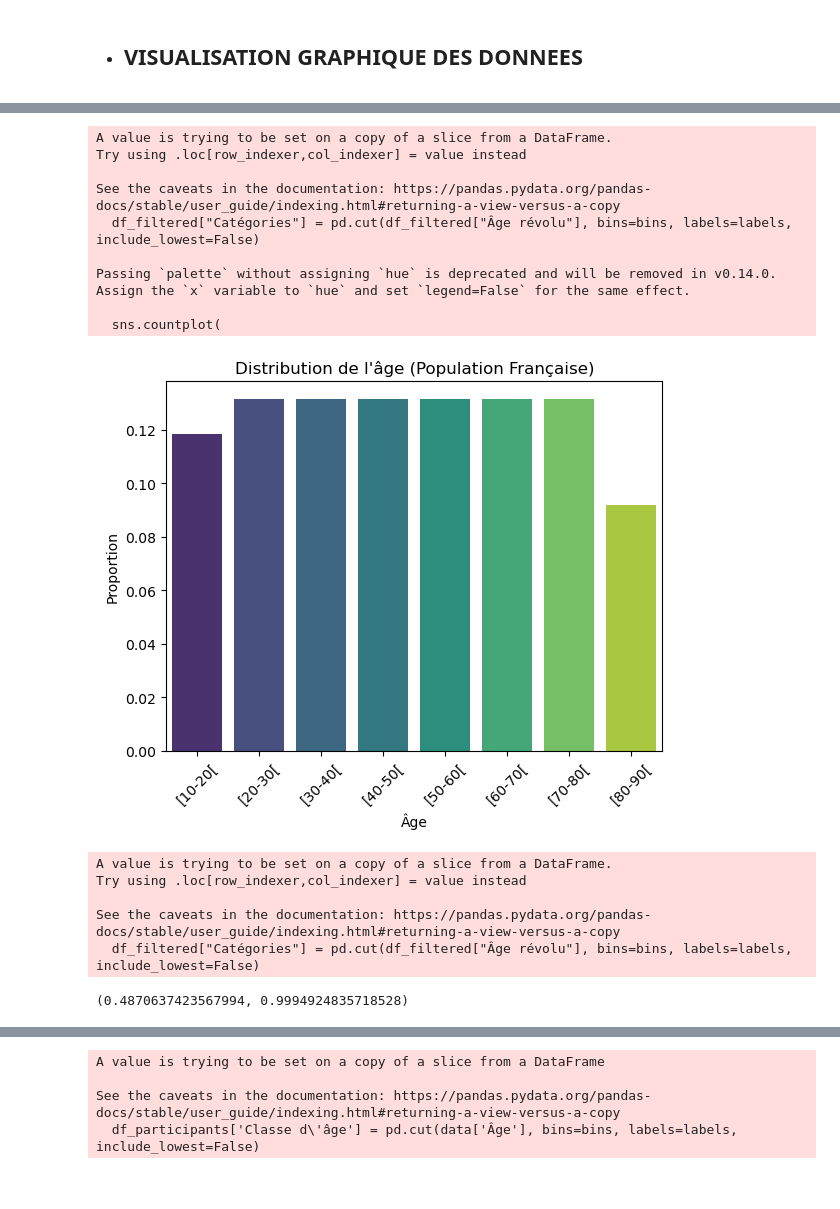
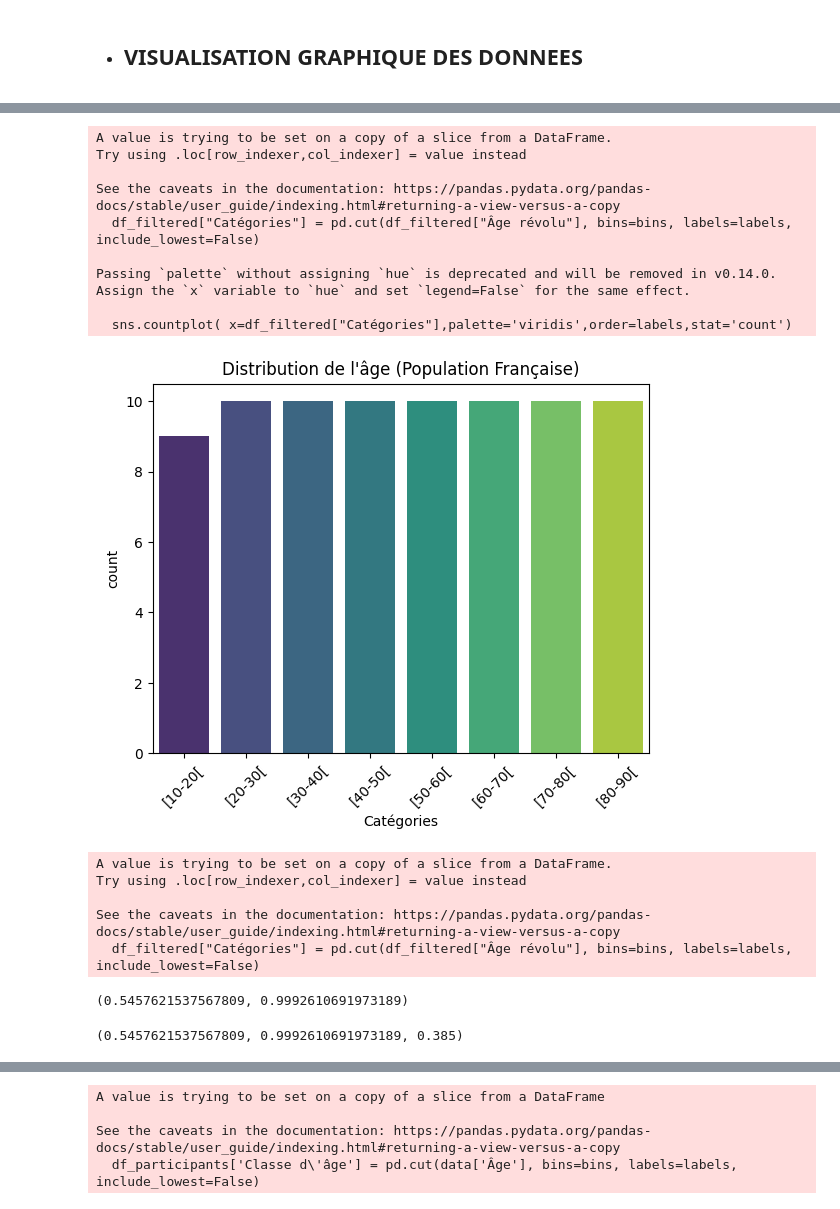
Before and after one commit to konanleger/PROJET-STATISTIQUE-DES-PROS, a Jupyter notebook: projet_stat.ipynb, the cells around one changed output, grey strips where cells are left out. Cells and saved outputs as stored; diff of their text form; code cells hidden in the pictures.

Commit message:
Test fisher

```diff
--- a/projet_stat.ipynb
+++ b/projet_stat.ipynb
@@ -18,7 +32,7 @@ import numpy as np
 * ## IMPORTATION DES DONNEES
 # %%
 data = pd.read_excel("makeorg_sport.xlsx")
-data_insee = pd.read_excel("Pyra2024.xlsx")
+data_insee = pd.read_excel("Pyra2024.xlsx", sheet_name="2024 - France", skiprows=4)
 data_insee = data_insee.drop([0,1,2,3,4]).reset_index(drop=True)
 # %% [markdown]
 ##  STATISTIQUES DESCRIPTIVES
@@ -235,52 +224,32 @@ counts_french_population = df_filtered["Ensemble"]
 # %%
 # Définir les intervalles et les labels
 
 bins = [10, 20, 30, 40, 50, 60, 70, 80, 90]
 
 labels = ['[10-20[', '[20-30[', '[30-40[', '[40-50[', '[50-60[', '[60-70[', '[70-80[', '[80-90[']
-
-
-
 # Ajouter une colonne de catégories d'âge
-
 df_filtered["Catégories"] = pd.cut(df_filtered["Âge révolu"], bins=bins, labels=labels, include_lowest=False)
-
-
 
 # Tracer le graphique de proportion
 
-sns.countplot(
-
-    x=df_filtered["Catégories"],
-
-    palette='viridis',
-
-    order=labels,
-
-    stat='proportion'
-
-)
+sns.countplot( x=df_filtered["Catégories"],palette='viridis',order=labels,stat='count')
 
 plt.title("Distribution de l'âge (Population Française)")
-
-plt.xlabel("Âge")
-
-plt.ylabel("Proportion")
 
 plt.xticks(rotation=45)
 
 plt.show()
 # %% [output]
 A value is trying to be set on a copy of a slice from a DataFrame.
 Try using .loc[row_indexer,col_indexer] = value instead
 
 See the caveats in the documentation: https://pandas.pydata.org/pandas-docs/stable/user_guide/indexing.html#returning-a-view-versus-a-copy
   df_filtered["Catégories"] = pd.cut(df_filtered["Âge révolu"], bins=bins, labels=labels, include_lowest=False)
 
 Passing `palette` without assigning `hue` is deprecated and will be removed in v0.14.0. Assign the `x` variable to `hue` and set `legend=False` for the same effect.
 
-  sns.countplot(
+  sns.countplot( x=df_filtered["Catégories"],palette='viridis',order=labels,stat='count')
-[figure, old version]
+[figure, new version]
 # %%
 #test de khi 2
 
@@ -289,18 +258,16 @@ from scipy.stats import chisquare
 
 df_filtered["Catégories"] = pd.cut(df_filtered["Âge révolu"], bins=bins, labels=labels, include_lowest=False)
 
-france_counts = df_filtered["Catégories"].value_counts()
+france_counts = df_filtered["Catégories"].value_counts().reindex(labels, fill_value=0)
 
 france_proportions = france_counts / france_counts.sum()  # Proportions normalisées
 
 
 # Échantillon : calcul des proportions pour chaque catégorie
 
-sample_counts = pd.cut(data['Âge'], bins=bins, labels=labels, include_lowest=False).value_counts()
+sample_counts = pd.cut(data['Âge'], bins=bins, labels=labels, include_lowest=False).value_counts().reindex(labels, fill_value=0)
 
 sample_proportions = sample_counts / sample_counts.sum()  # Proportions normalisées
-
-
 
 # Test du chi²
 
@@ -317,4 +284,25 @@ Try using .loc[row_indexer,col_indexer] = value instead
 
 See the caveats in the documentation: https://pandas.pydata.org/pandas-docs/stable/user_guide/indexing.html#returning-a-view-versus-a-copy
   df_filtered["Catégories"] = pd.cut(df_filtered["Âge révolu"], bins=bins, labels=labels, include_lowest=False)
-(0.4870637423567994, 0.9994924835718528)
+(0.5457621537567809, 0.9992610691973189)
+# %%
+#test de permutation sur les proportions
+n=1000
+permutation_diffs = []
+
+combined = np.concatenate([sample_proportions.values, france_proportions.values])
+n_observed = len(sample_proportions)
+
+for _ in range(n):
+    np.random.shuffle(combined)
+    new_observed = combined[:n_observed]
+    new_expected = combined[n_observed:]
+    permutation_diffs.append(np.sum(np.abs(new_observed - new_expected)))
+# Calcul de la p-valeur du test de permutation
+observed_difference = np.sum(np.abs(sample_proportions.values - france_proportions.values))
+p_value_permutation = np.mean(np.array(permutation_diffs) >= observed_difference)
+
+# Résultats
+chi2_stat, p_value, p_value_permutation
+# %% [output]
+(0.5457621537567809, 0.9992610691973189, 0.385)
```
Also changed, not shown: parts of 14 cells of this notebook.
